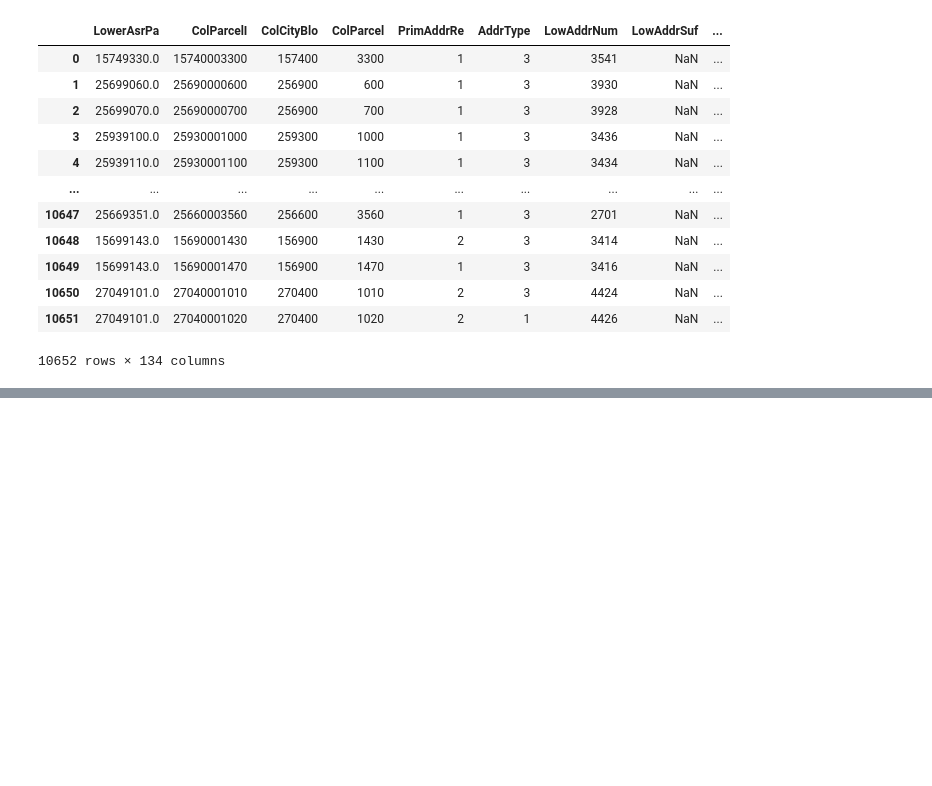
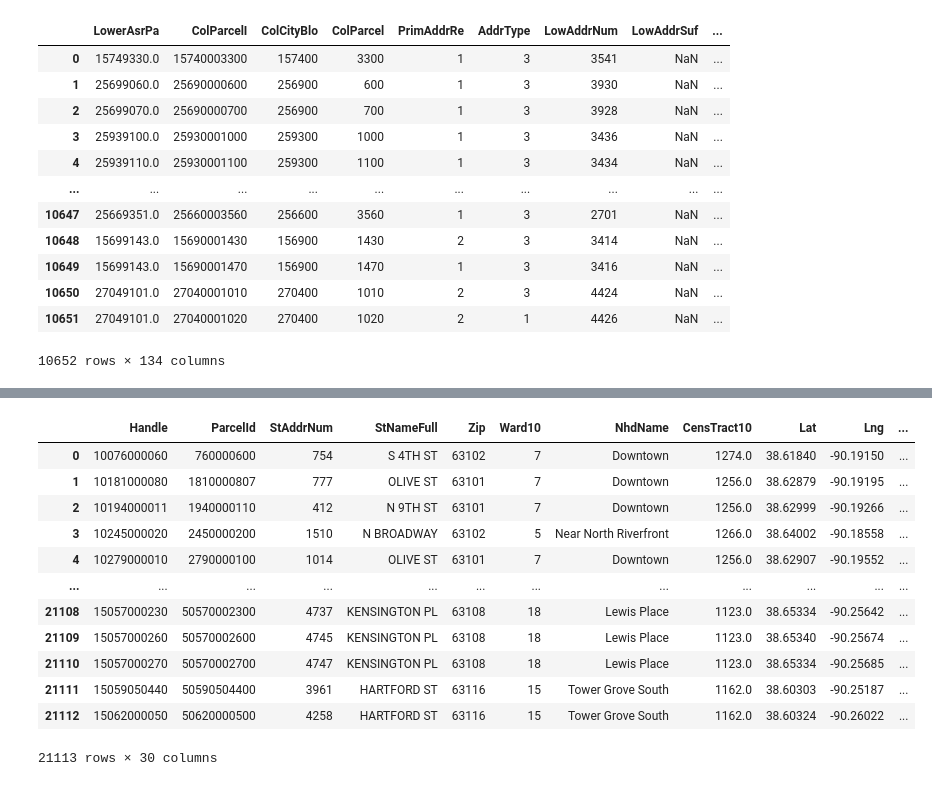
Before and after one commit to luke-lite/Dutchtown, a Jupyter notebook: vacay.ipynb, the cells around one changed output, grey strips where cells are left out. Saved outputs shown, nothing was run; the diff lists cells and outputs as text; code cells hidden in the pictures; blank space fills up the shorter version.

```diff
--- a/vacay.ipynb
+++ b/vacay.ipynb
@@ -23,0 +41,10 @@ parcels
+# %%
+csv_folder = 'stl_vacancy_data/'
+path = "stl_vacancy_data/*.csv"
+csv_list = []
+# vacancy_cat_df = pd.DataFrame(columns=['Date', 'V_Indeterminate', 'V_Possible', 'V_Very_likely', 'V_Definite'])
+# burden_cat_df = pd.DataFrame(columns=['Date', 'B_Zero', 'B_Low', 'B_Medium', 'B_High'])
+
+for fname in glob.glob(path):
+    csv_name = re.findall(r'stl_vacancy_data_\d\d\d\d-\d\d-\d\d.csv', fname)[0]
+    csv_list.append(csv_name)
@@ -23,0 +71,17 @@ parcels
+# %%
+stl_vacancy_old = pd.read_csv(csv_folder+csv_list[0])
+stl_vacancy_old
+# %% [output]
+|  | Handle | ParcelId | StAddrNum | StNameFull | Zip | Ward10 | NhdName | CensTract10 | Lat | Lng | ... |
+| 0 | 10076000060 | 760000600 | 754 | S 4TH ST | 63102 | 7 | Downtown | 1274.0 | 38.61840 | -90.19150 | ... |
+| 1 | 10181000080 | 1810000807 | 777 | OLIVE ST | 63101 | 7 | Downtown | 1256.0 | 38.62879 | -90.19195 | ... |
+| 2 | 10194000011 | 1940000110 | 412 | N 9TH ST | 63101 | 7 | Downtown | 1256.0 | 38.62999 | -90.19266 | ... |
+| 3 | 10245000020 | 2450000200 | 1510 | N BROADWAY | 63102 | 5 | Near North Riverfront | 1266.0 | 38.64002 | -90.18558 | ... |
+| 4 | 10279000010 | 2790000100 | 1014 | OLIVE ST | 63101 | 7 | Downtown | 1256.0 | 38.62907 | -90.19552 | ... |
+| ... | ... | ... | ... | ... | ... | ... | ... | ... | ... | ... | ... |
+| 21108 | 15057000230 | 50570002300 | 4737 | KENSINGTON PL | 63108 | 18 | Lewis Place | 1123.0 | 38.65334 | -90.25642 | ... |
+| 21109 | 15057000260 | 50570002600 | 4745 | KENSINGTON PL | 63108 | 18 | Lewis Place | 1123.0 | 38.65340 | -90.25674 | ... |
+| 21110 | 15057000270 | 50570002700 | 4747 | KENSINGTON PL | 63108 | 18 | Lewis Place | 1123.0 | 38.65334 | -90.25685 | ... |
+| 21111 | 15059050440 | 50590504400 | 3961 | HARTFORD ST | 63116 | 15 | Tower Grove South | 1162.0 | 38.60303 | -90.25187 | ... |
+| 21112 | 15062000050 | 50620000500 | 4258 | HARTFORD ST | 63116 | 15 | Tower Grove South | 1162.0 | 38.60324 | -90.26022 | ... |
+21113 rows × 30 columns
```
Also changed, not shown: parts of 20 cells of this notebook, 1 other file.
